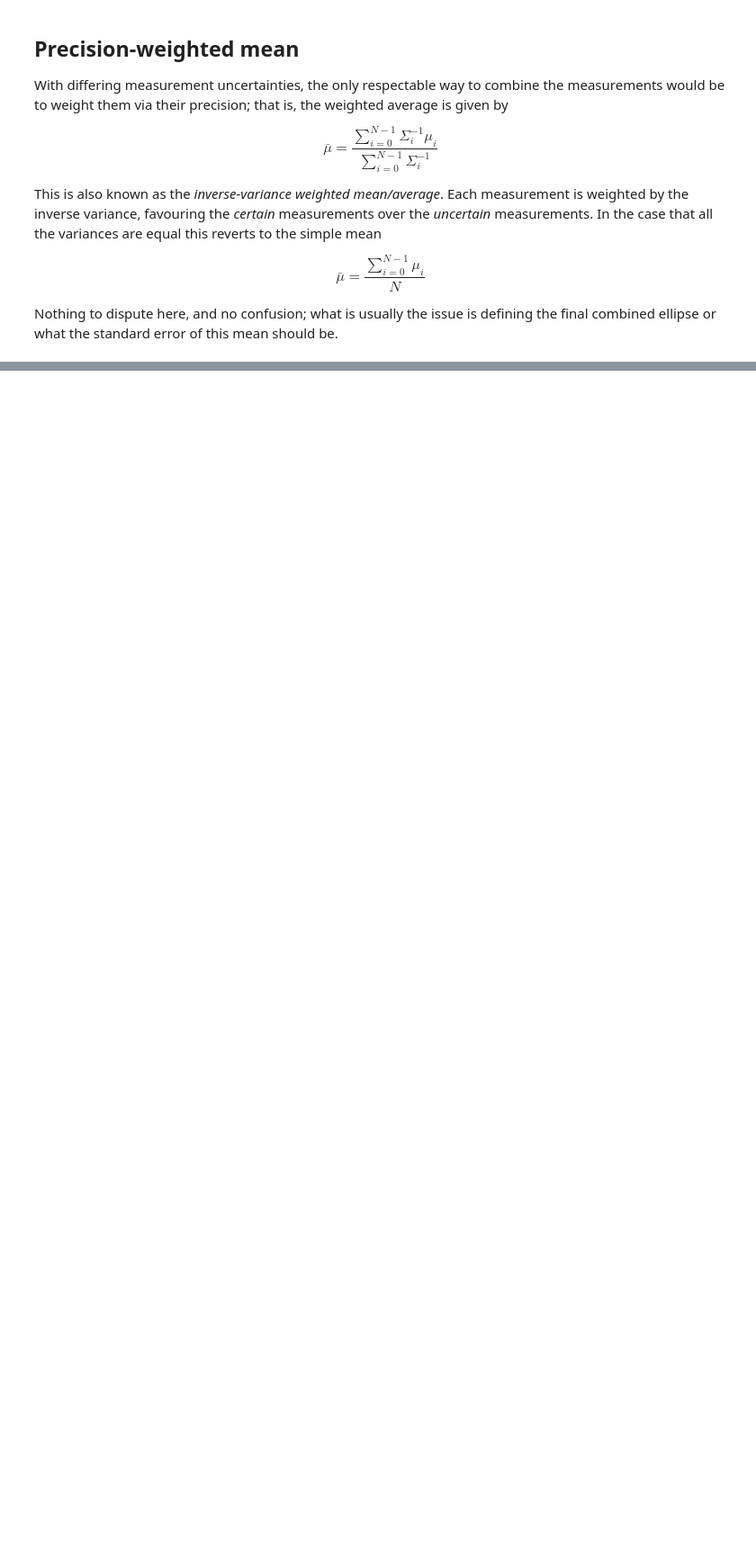
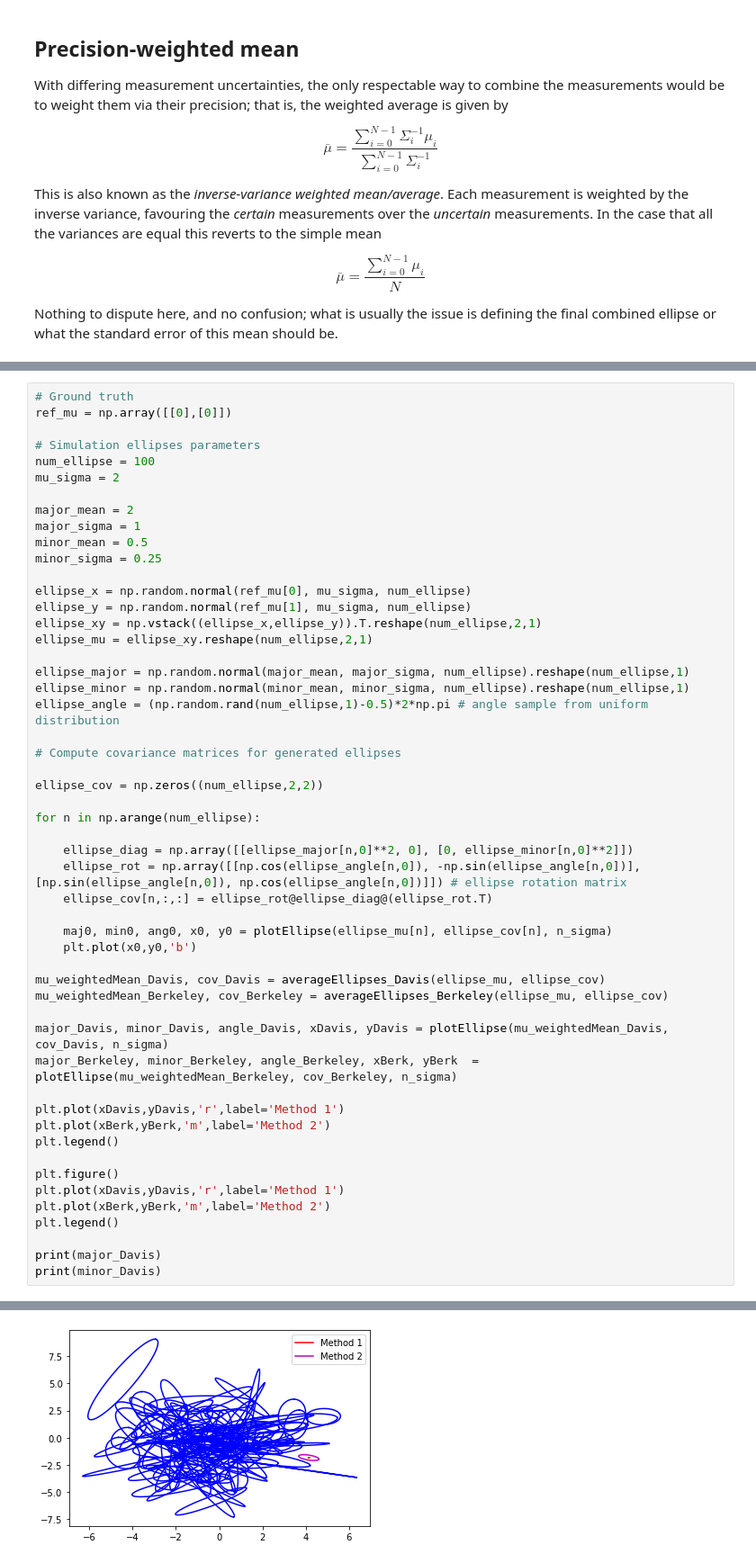
Before and after one commit to icyveins7/pydsproutines, a Jupyter notebook: EllipticalDistributionsAndCombinations.ipynb, the cells around one changed output, grey strips where cells are left out. Shown: that part at 90% size. Cells and saved outputs as stored; diff of their text form; blank space fills up the shorter version.

Commit message:
update elliptical notebook with more simulations

```diff
--- a/EllipticalDistributionsAndCombinations.ipynb
+++ b/EllipticalDistributionsAndCombinations.ipynb
@@ -222,0 +314,53 @@ The first method  of computing the standard error is to simply combine the indiv
+# %%
+# Ground truth
+ref_mu = np.array([[0],[0]])
+
+# Simulation ellipses parameters
+num_ellipse = 100
+mu_sigma = 2
+
+major_mean = 2
+major_sigma = 1
+minor_mean = 0.5
+minor_sigma = 0.25
+
+ellipse_x = np.random.normal(ref_mu[0], mu_sigma, num_ellipse)
+ellipse_y = np.random.normal(ref_mu[1], mu_sigma, num_ellipse)
+ellipse_xy = np.vstack((ellipse_x,ellipse_y)).T.reshape(num_ellipse,2,1)
+ellipse_mu = ellipse_xy.reshape(num_ellipse,2,1)
+
+ellipse_major = np.random.normal(major_mean, major_sigma, num_ellipse).reshape(num_ellipse,1)
+ellipse_minor = np.random.normal(minor_mean, minor_sigma, num_ellipse).reshape(num_ellipse,1)
+ellipse_angle = (np.random.rand(num_ellipse,1)-0.5)*2*np.pi # angle sample from uniform distribution
+
+# Compute covariance matrices for generated ellipses
+
+ellipse_cov = np.zeros((num_ellipse,2,2))
+
+for n in np.arange(num_ellipse):
+
+    ellipse_diag = np.array([[ellipse_major[n,0]**2, 0], [0, ellipse_minor[n,0]**2]])
+    ellipse_rot = np.array([[np.cos(ellipse_angle[n,0]), -np.sin(ellipse_angle[n,0])], [np.sin(ellipse_angle[n,0]), np.cos(ellipse_angle[n,0])]]) # ellipse rotation matrix
+    ellipse_cov[n,:,:] = ellipse_rot@ellipse_diag@(ellipse_rot.T)
+
+    maj0, min0, ang0, x0, y0 = plotEllipse(ellipse_mu[n], ellipse_cov[n], n_sigma)
+    plt.plot(x0,y0,'b')
+
+mu_weightedMean_Davis, cov_Davis = averageEllipses_Davis(ellipse_mu, ellipse_cov)
+mu_weightedMean_Berkeley, cov_Berkeley = averageEllipses_Berkeley(ellipse_mu, ellipse_cov)
+
+major_Davis, minor_Davis, angle_Davis, xDavis, yDavis = plotEllipse(mu_weightedMean_Davis, cov_Davis, n_sigma)
+major_Berkeley, minor_Berkeley, angle_Berkeley, xBerk, yBerk  = plotEllipse(mu_weightedMean_Berkeley, cov_Berkeley, n_sigma)
+
+plt.plot(xDavis,yDavis,'r',label='Method 1')
+plt.plot(xBerk,yBerk,'m',label='Method 2')
+plt.legend()
+
+plt.figure()
+plt.plot(xDavis,yDavis,'r',label='Method 1')
+plt.plot(xBerk,yBerk,'m',label='Method 2')
+plt.legend()
+
+print(major_Davis)
+print(minor_Davis)
+# %% [output]
@@ -222,0 +369 @@ The first method  of computing the standard error is to simply combine the indiv
+[figure, added]
```
Also changed, not shown: parts of 14 cells of this notebook.
